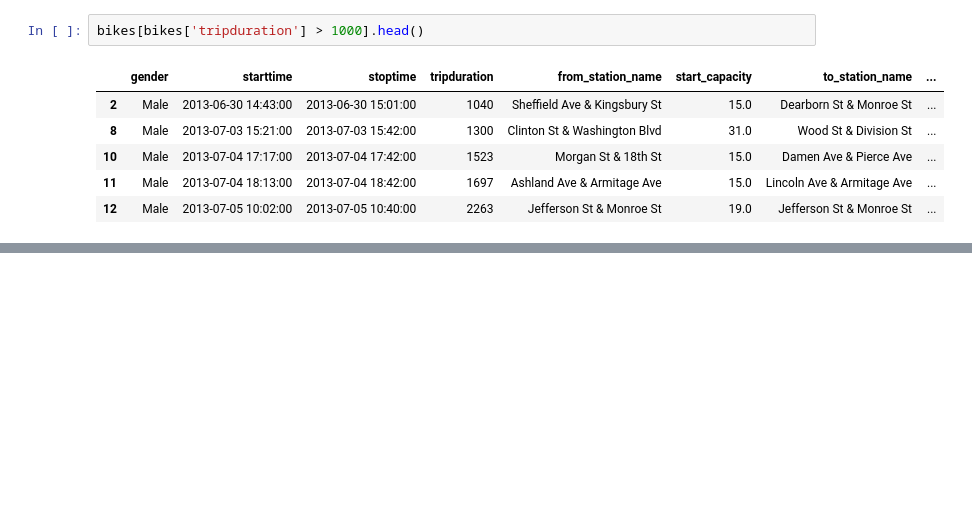
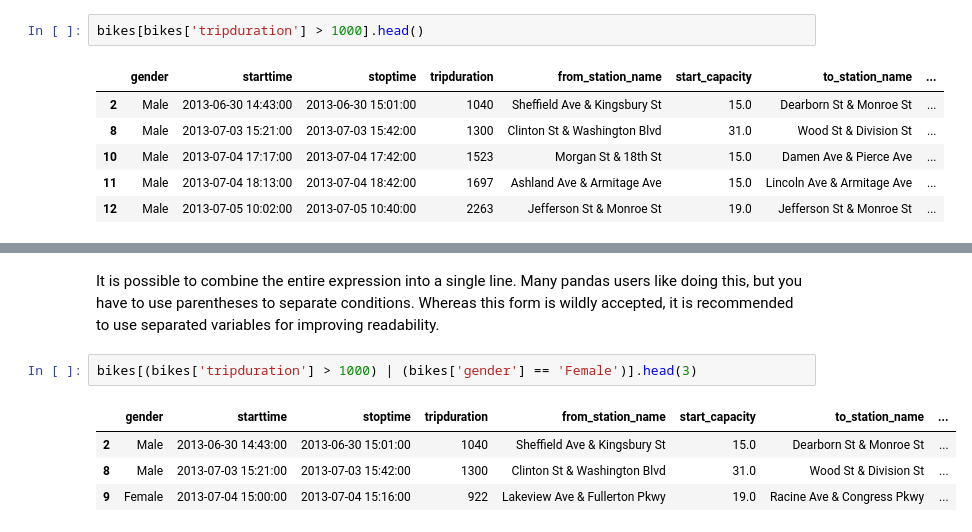
Before and after one commit to bizzaccelerator/Data-Science-Study-Notes, a Jupyter notebook: 3. Data managing using Pandas - Part 2.ipynb, the cells around one changed output, grey strips where cells are left out. Saved outputs shown, nothing was run; the diff lists cells and outputs as text; blank space fills up the shorter version.

```diff
--- a/3. Data managing using Pandas - Part 2.ipynb
+++ b/3. Data managing using Pandas - Part 2.ipynb
@@ -352,0 +372,9 @@ bikes[bikes['tripduration'] > 1000].head()
+# %% [markdown]
+It is possible to combine the entire expression into a single line. Many pandas users like doing this, but you have to use parentheses to separate conditions. Whereas this form is wildly accepted, it is recommended to use separated variables for improving readability.
+# %%
+bikes[(bikes['tripduration'] > 1000) | (bikes['gender'] == 'Female')].head(3)
+# %% [output]
+|  | gender | starttime | stoptime | tripduration | from_station_name | start_capacity | to_station_name | ... |
+| 2 | Male | 2013-06-30 14:43:00 | 2013-06-30 15:01:00 | 1040 | Sheffield Ave & Kingsbury St | 15.0 | Dearborn St & Monroe St | ... |
+| 8 | Male | 2013-07-03 15:21:00 | 2013-07-03 15:42:00 | 1300 | Clinton St & Washington Blvd | 31.0 | Wood St & Division St | ... |
+| 9 | Female | 2013-07-04 15:00:00 | 2013-07-04 15:16:00 | 922 | Lakeview Ave & Fullerton Pkwy | 19.0 | Racine Ave & Congress Pkwy | ... |
```
Also changed, not shown: parts of 22 cells of this notebook.
